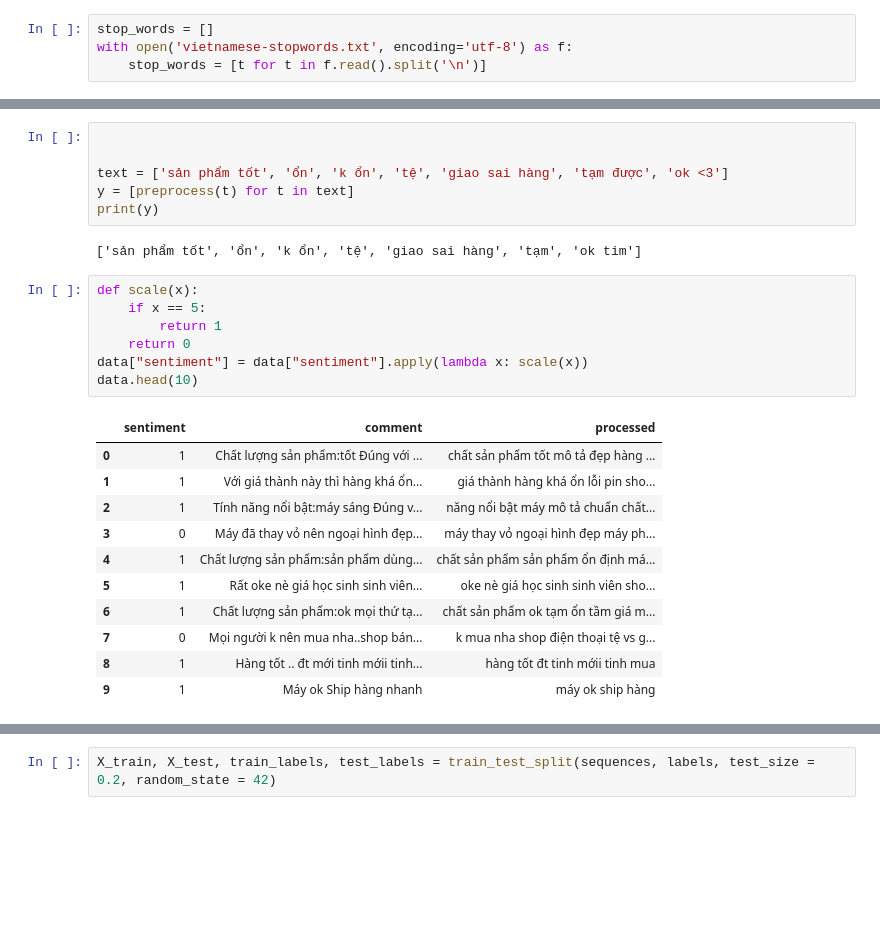
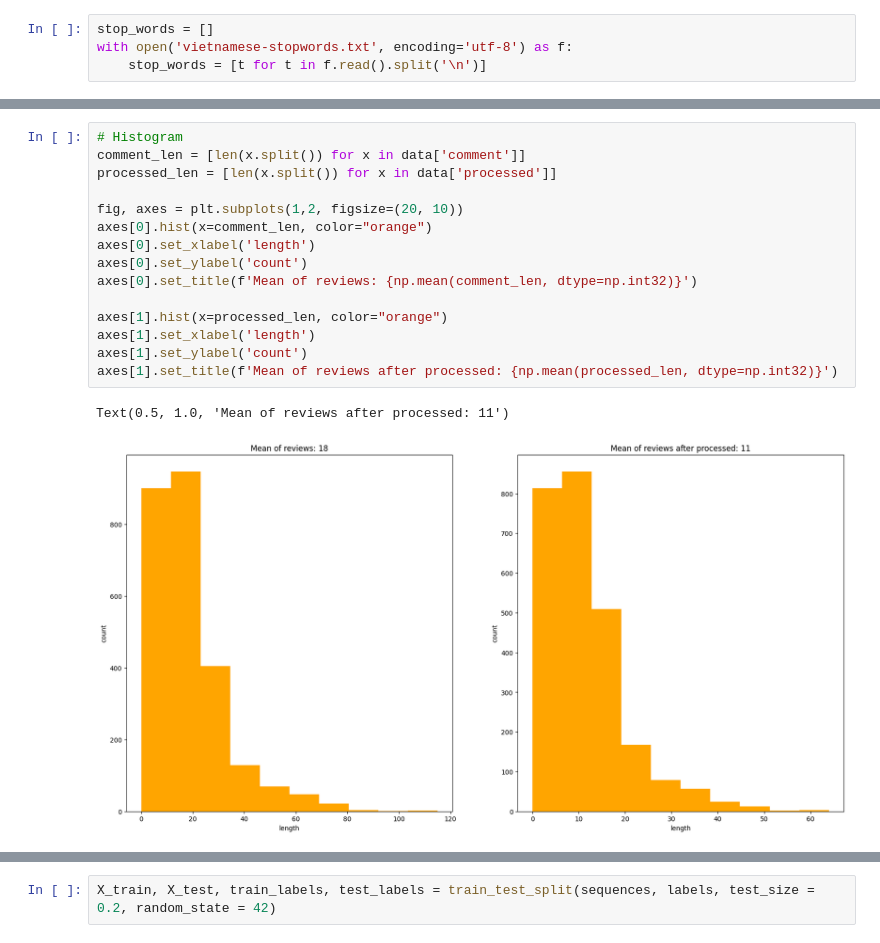
Before and after one commit to congvan1/sentiment_classification-, a Jupyter notebook: main copy.ipynb, the cells around one changed output, grey strips where cells are left out. Cells and saved outputs as stored; diff of their text form; blank space fills up the shorter version.

```diff
--- a/main copy.ipynb
+++ b/main copy.ipynb
@@ -93,27 +93,18 @@ data.head(10)
-# %%
-
-
-text = ['sản phẩm tốt', 'ổn', 'k ổn', 'tệ', 'giao sai hàng', 'tạm được', 'ok <3']
-y = [preprocess(t) for t in text]
-print(y)
-# %% [output]
-['sản phẩm tốt', 'ổn', 'k ổn', 'tệ', 'giao sai hàng', 'tạm', 'ok tim']
-# %%
-def scale(x):
-    if x == 5:
-        return 1
-    return 0
-data["sentiment"] = data["sentiment"].apply(lambda x: scale(x))
-data.head(10)
-# %% [output]
-|  | sentiment | comment | processed |
-| 0 | 1 | Chất lượng sản phẩm:tốt Đúng với ... | chất sản phẩm tốt mô tả đẹp hàng ... |
-| 1 | 1 | Với giá thành này thì hàng khá ổn... | giá thành hàng khá ổn lỗi pin sho... |
-| 2 | 1 | Tính năng nổi bật:máy sáng Đúng v... | năng nổi bật máy mô tả chuẩn chất... |
-| 3 | 0 | Máy đã thay vỏ nên ngoại hình đẹp... | máy thay vỏ ngoại hình đẹp máy ph... |
-| 4 | 1 | Chất lượng sản phẩm:sản phẩm dùng... | chất sản phẩm sản phẩm ổn định má... |
-| 5 | 1 | Rất oke nè giá học sinh sinh viên... | oke nè giá học sinh sinh viên sho... |
-| 6 | 1 | Chất lượng sản phẩm:ok mọi thứ tạ... | chất sản phẩm ok tạm ổn tầm giá m... |
-| 7 | 0 | Mọi người k nên mua nha..shop bán... | k mua nha shop điện thoại tệ vs g... |
-| 8 | 1 | Hàng tốt .. đt mới tinh mớii tinh... | hàng tốt đt tinh mớii tinh mua |
-| 9 | 1 | Máy ok Ship hàng nhanh | máy ok ship hàng |
+# %%
+# Histogram
+comment_len = [len(x.split()) for x in data['comment']]
+processed_len = [len(x.split()) for x in data['processed']]
+
+fig, axes = plt.subplots(1,2, figsize=(20, 10))
+axes[0].hist(x=comment_len, color="orange")
+axes[0].set_xlabel('length')
+axes[0].set_ylabel('count')
+axes[0].set_title(f'Mean of reviews: {np.mean(comment_len, dtype=np.int32)}')
+
+axes[1].hist(x=processed_len, color="orange")
+axes[1].set_xlabel('length')
+axes[1].set_ylabel('count')
+axes[1].set_title(f'Mean of reviews after processed: {np.mean(processed_len, dtype=np.int32)}')
+# %% [output]
+Text(0.5, 1.0, 'Mean of reviews after processed: 11')
+[figure, added]
```
Also changed, not shown: parts of 17 cells of this notebook, 1 other file.
